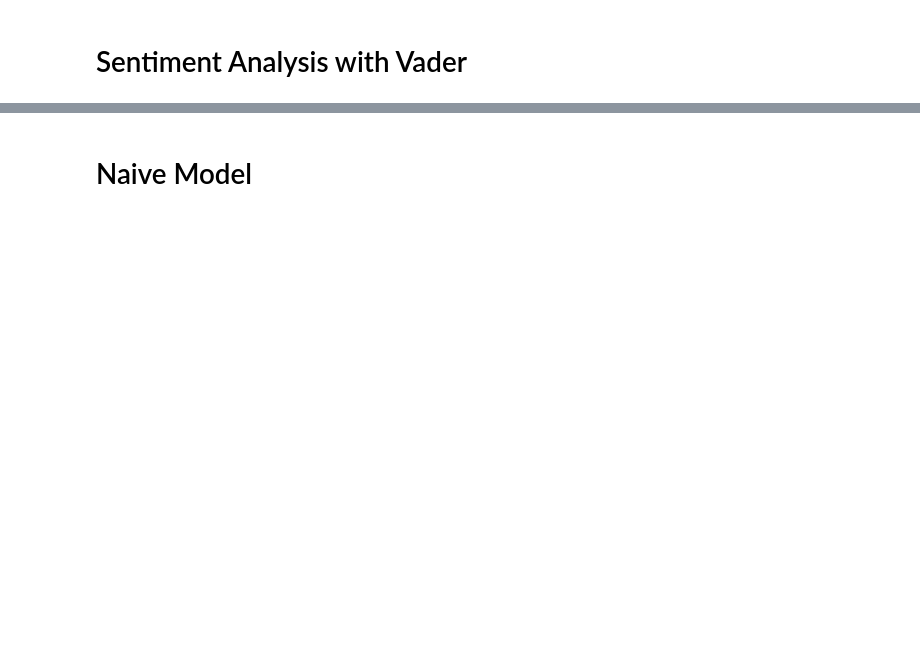
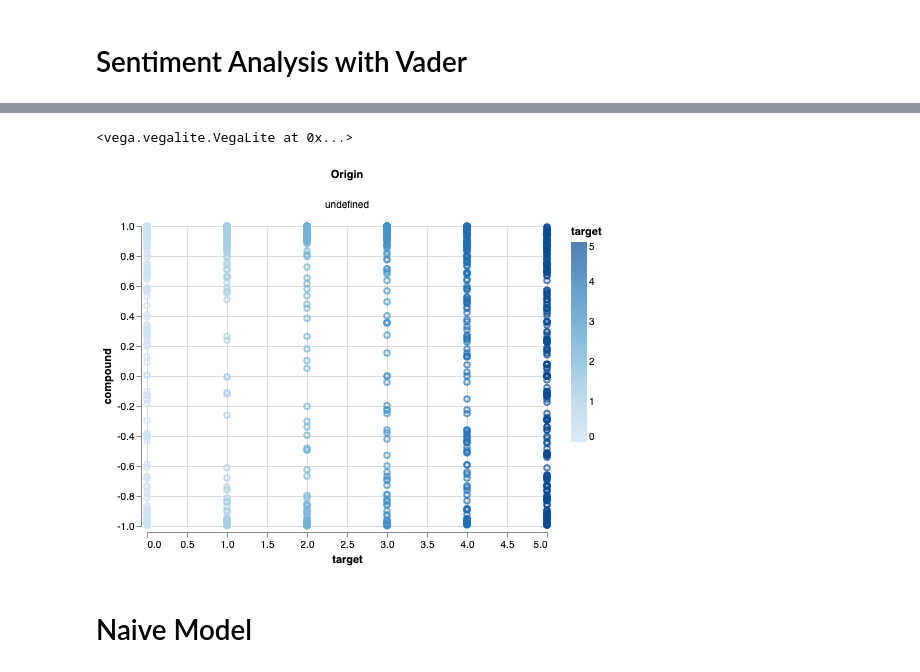
Before and after one commit to KristiGourlay/Insight, a Jupyter notebook: notebooks/EDA_and_preliminary_modeling.ipynb, the cells around one changed output, grey strips where cells are left out. Drawn from its saved outputs; the diff is of its cells as text; code cells hidden in the pictures; blank space fills up the shorter version.

```diff
--- a/notebooks/EDA_and_preliminary_modeling.ipynb
+++ b/notebooks/EDA_and_preliminary_modeling.ipynb
@@ -454,0 +573,5 @@ df = df.join((df_sent), how='outer')
+# %%
+df2 = pd.concat([df, df_sent], axis=1)
+# %%
+df2 = df2.reset_index()
+df2 = df2.drop(columns=['index'])
@@ -492,6 +630,9 @@ A | B | C | D
 # %%
-alt.Chart(df).mark_point().encode(
+alt.Chart(df2).mark_point().encode(
     x='target',
     y='compound',
     color='target',
 ).facet(column='Origin:N')
+# %% [output]
+<vega.vegalite.VegaLite at 0x...>
+[figure, added]
```
Also changed, not shown: parts of 37 cells of this notebook.
